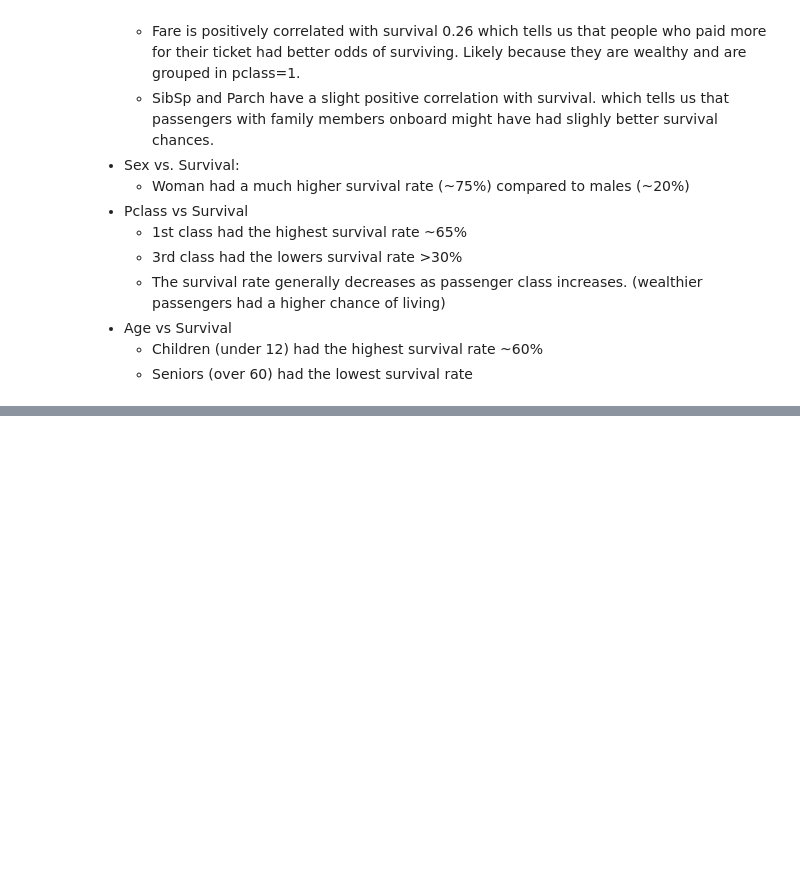
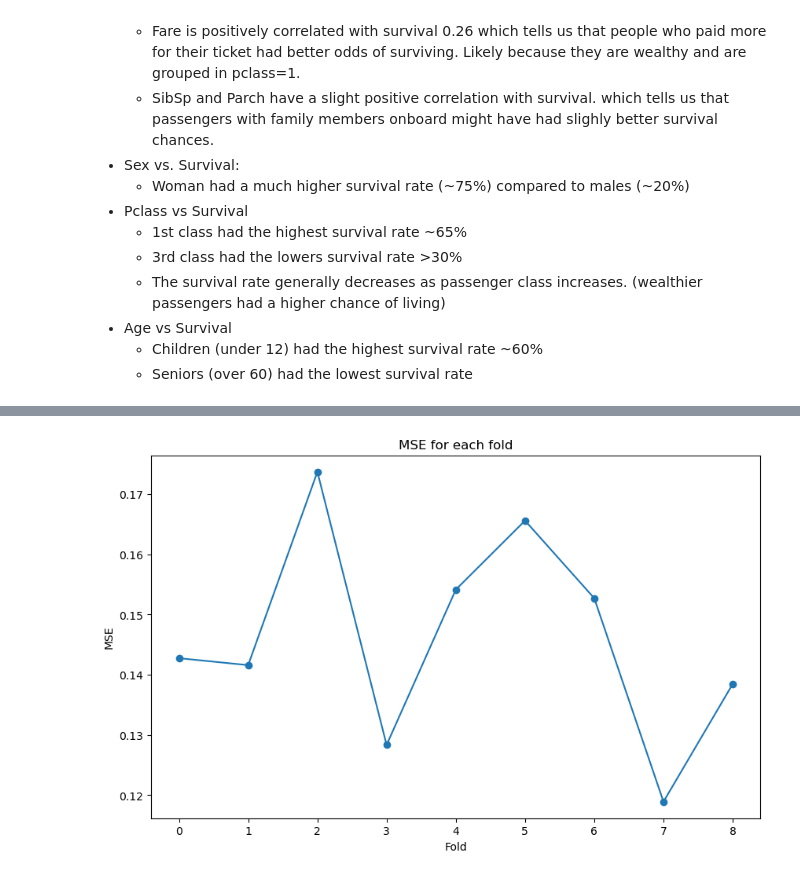
Before and after one commit to KilloPillers/ECS171-Project, a Jupyter notebook: Project.ipynb, the cells around one changed output, grey strips where cells are left out. Saved outputs shown, nothing was run; the diff lists cells and outputs as text; code cells hidden in the pictures; blank space fills up the shorter version.

Commit message:
Trained a model

```diff
--- a/Project.ipynb
+++ b/Project.ipynb
@@ -166,0 +339,84 @@ For example, when doing 'df[col].method(value, inplace=True)', try using 'df.met
+# %%
+from sklearn.linear_model import LinearRegression
+
+mean = X.mean()
+std = X.std()
+normalized_X = (X - mean) / std
+
+# Initialize the number of folds for cross-validation
+k = 9
+
+# Calculate the size of each fold
+fold_size = len(normalized_X) // k
+
+# Initialize the lists to store the MSE and R2 scores
+MSE_scores = []
+R2_scores = []
+accuracy_scores = []
+models = []
+
+for i in range(k):
+  # Get the testing fold and the training folds
+  # Example
+  # | --- --- --- --- *** --- --- --- --- --- --- --- |
+  #    0   1   2   3   4   5   6   7   8   9   10  11
+  # * represents the testing fold
+  # - represents the training fold
+  # i = 0:
+  # X_test_range = [i * fold_size : (i + 1) * fold_size]
+  # X_train_range = [: i * fold_size] + [(i + 1) * fold_size : ]
+
+  # Test fold
+  X_test = normalized_X[i * fold_size:(i + 1) * fold_size]
+  y_test = y[i * fold_size:(i + 1) * fold_size]
+  # Train fold
+  X_train = pd.concat([normalized_X[:i * fold_size], normalized_X[(i + 1) * fold_size:]])
+  y_train = np.concatenate([y[:i * fold_size], y[(i + 1) * fold_size:]])
+
+  # Train the model
+  model = LinearRegression()
+  model.fit(X_train, y_train)
+  models.append(model)
+
+  # Predict the target values
+  y_pred = model.predict(X_test)
+
+  # Calculate the MSE and R2 scores
+  mse = mean_squared_error(y_test, y_pred)
+  MSE_scores.append(mse)
+  r2 = r2_score(y_test, y_pred)
+  R2_scores.append(r2)
+  accuracy_scores.append(accuracy_score(y_test, np.round(y_pred)))
+
+# Plot the MSE scores for each fold
+plt.figure(figsize=(10, 6))
+plt.plot(range(k), MSE_scores, marker='o')
+plt.xlabel('Fold')
+plt.ylabel('MSE')
+plt.title('MSE for each fold')
+plt.show()
+
+# Plot the Accuracy scores for each fold
+plt.figure(figsize=(10, 6))
+plt.plot(range(k), accuracy_scores, marker='o')
+plt.xlabel('Fold')
+plt.ylabel('Accuracy')
+plt.title('Accuracy for each fold')
+plt.show()
+
+# Find the model with the lowest MSE
+best_model = models[np.argmin(MSE_scores)]
+print("Best model: ", best_model.coef_)
+print("MSE of best model: ", min(MSE_scores))
+print("accuracy_score of best model: ", accuracy_scores[np.argmin(MSE_scores)])
+
+
+
+# Calculate the mean MSE and R2 scores
+mean_MSE = np.mean(MSE_scores)
+mean_R2 = np.mean(R2_scores)
+print()
+print("Mean MSE: ", mean_MSE)
+print("Mean R2: ", mean_R2)
+# %% [output]
+[figure, added]
```
Also changed, not shown: parts of 7 cells of this notebook.
